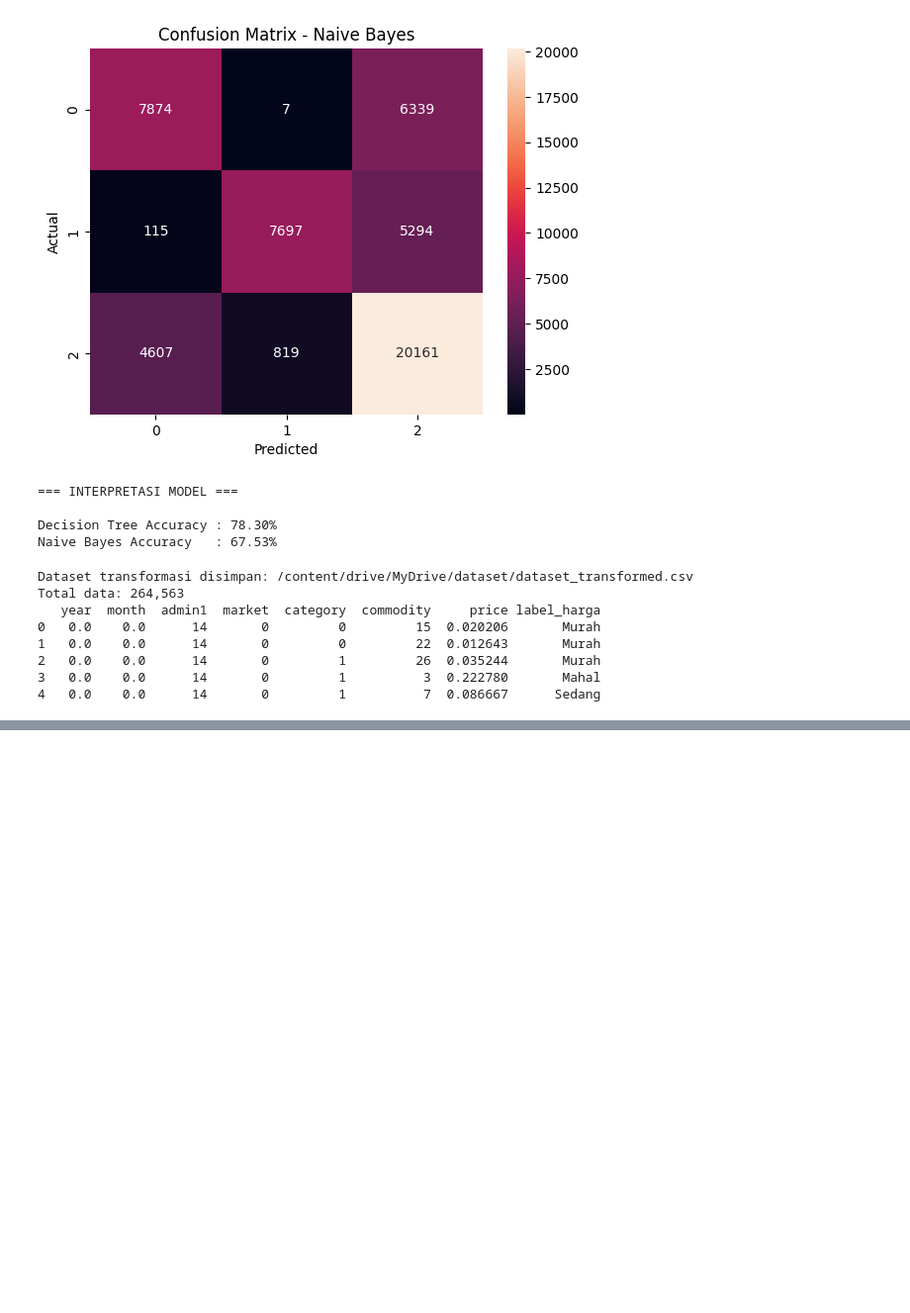
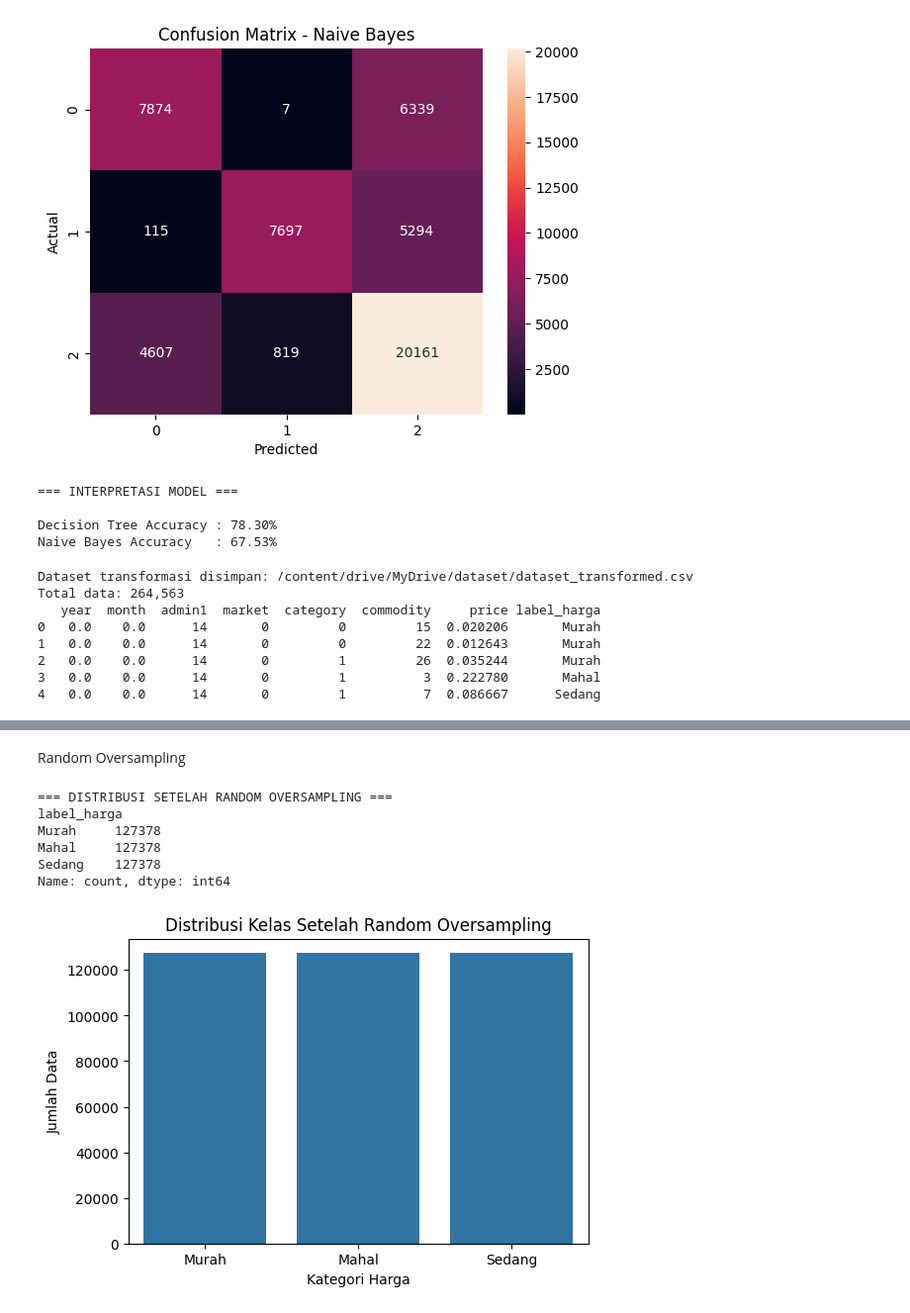
Before and after one commit to afllaabdi/tugas_data_mining, a Jupyter notebook: PenggalianData2.ipynb, the cells around one changed output, grey strips where cells are left out. Shown at 99% size. Saved outputs shown, nothing was run; the diff lists cells and outputs as text; code cells hidden in the pictures; blank space fills up the shorter version.

```diff
--- a/PenggalianData2.ipynb
+++ b/PenggalianData2.ipynb
@@ -649,0 +703,46 @@ Total data: 264,563
+# %% [markdown]
+Random Oversampling
+# %%
+# ====================================================
+# RANDOM OVERSAMPLING
+# ====================================================
+
+from imblearn.over_sampling import RandomOverSampler
+
+# Pisahkan fitur & target
+X = df_encoded.drop(columns=['label_harga', 'price'])
+y = df_encoded['label_harga']
+
+# Random Oversampling
+ros = RandomOverSampler(random_state=42)
+
+X_ros, y_ros = ros.fit_resample(X, y)
+
+# Gabungkan hasil
+df_ros = pd.concat([X_ros, y_ros], axis=1)
+
+print("=== DISTRIBUSI SETELAH RANDOM OVERSAMPLING ===")
+print(df_ros['label_harga'].value_counts())
+
+# Visualisasi
+plt.figure(figsize=(6,4))
+
+sns.countplot(
+    data=df_ros,
+    x='label_harga',
+    order=df_ros['label_harga'].value_counts().index
+)
+
+plt.title("Distribusi Kelas Setelah Random Oversampling")
+plt.xlabel("Kategori Harga")
+plt.ylabel("Jumlah Data")
+
+plt.show()
+# %% [output]
+=== DISTRIBUSI SETELAH RANDOM OVERSAMPLING ===
+label_harga
+Murah     127378
+Mahal     127378
+Sedang    127378
+Name: count, dtype: int64
+[figure, added]
```
Also changed, not shown: parts of 16 cells of this notebook.
